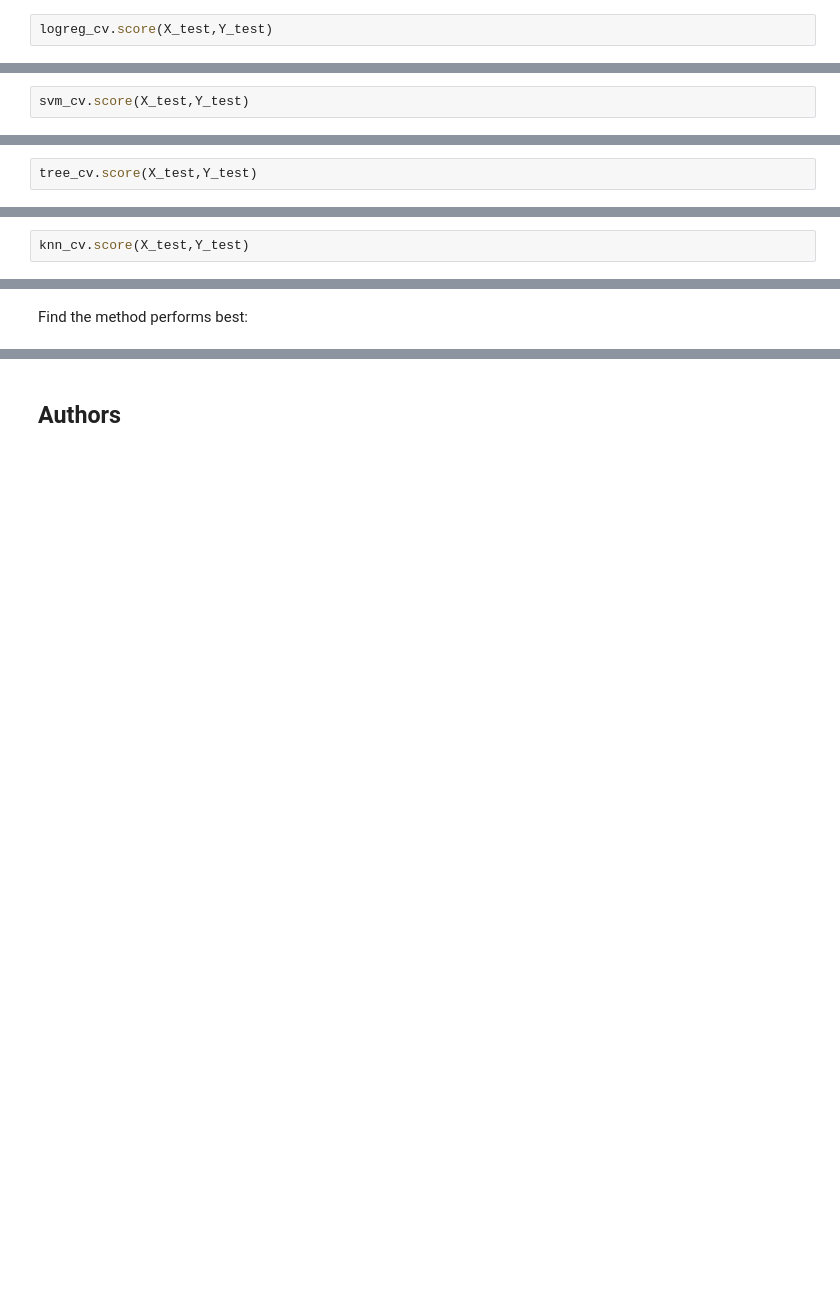
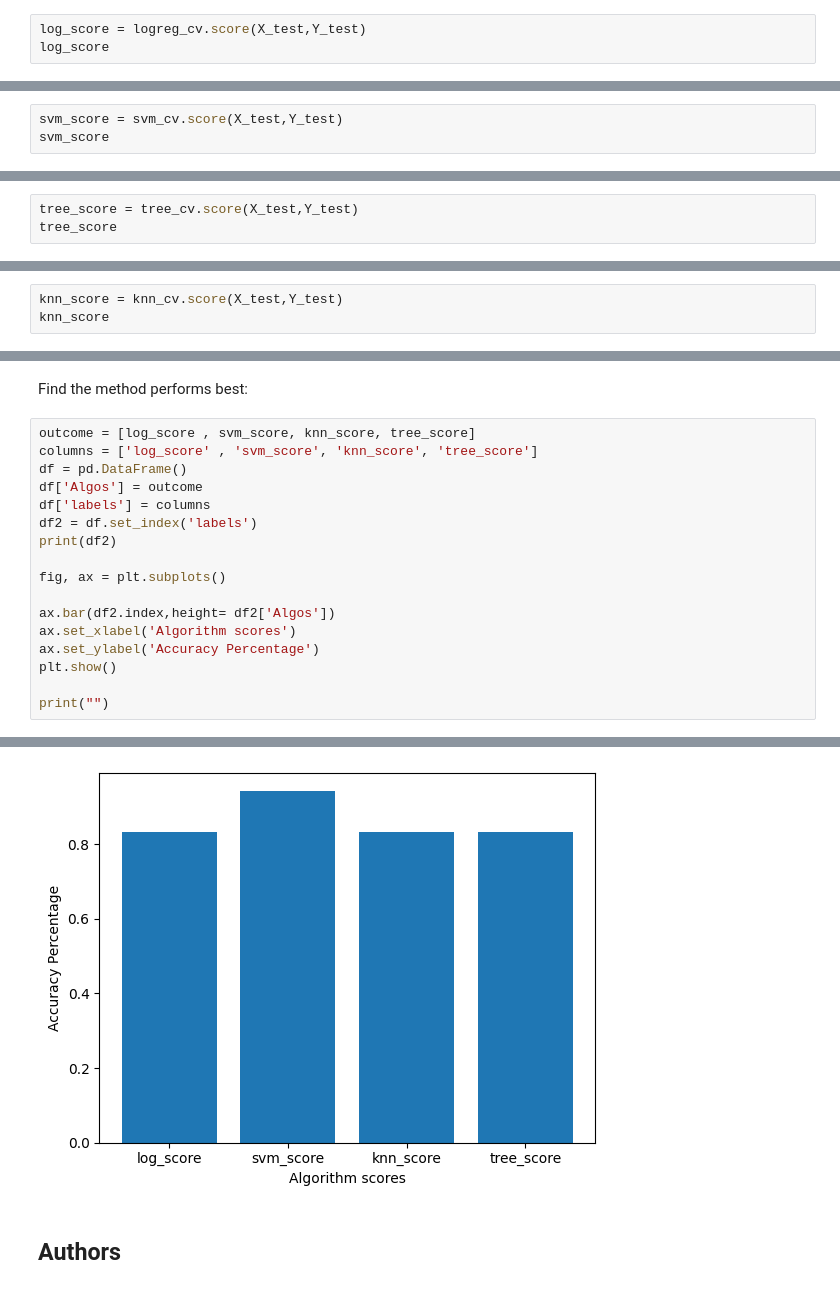
Before and after one commit to AnyoneCanModel/IBM_Capstone, a Jupyter notebook: STEP 7 SpaceX_Machine Learning Prediction_Part_5.ipynb, the cells around one changed output, grey strips where cells are left out. Drawn from its saved outputs; the diff is of its cells as text; blank space fills up the shorter version.

```diff
--- a/STEP 7 SpaceX_Machine Learning Prediction_Part_5.ipynb
+++ b/STEP 7 SpaceX_Machine Learning Prediction_Part_5.ipynb
@@ -180,7 +180,8 @@ accuracy : 0.8464285714285713
 # %% [markdown]
 Calculate the accuracy on the test data using the method <code>score</code>:
 # %%
-logreg_cv.score(X_test,Y_test)
+log_score = logreg_cv.score(X_test,Y_test)
+log_score
 # %% [output]
 0.8333333333333334
 # %% [markdown]
@@ -215,7 +216,8 @@ accuracy : 0.95
 # %% [markdown]
 Calculate the accuracy on the test data using the method <code>score</code>:
 # %%
-svm_cv.score(X_test,Y_test)
+svm_score = svm_cv.score(X_test,Y_test)
+svm_score
 # %% [output]
 0.9444444444444444
 # %% [markdown]
@@ -251,7 +253,8 @@ accuracy : 0.9142857142857144
 # %% [markdown]
 Calculate the accuracy of tree_cv on the test data using the method <code>score</code>:
 # %%
-tree_cv.score(X_test,Y_test)
+tree_score = tree_cv.score(X_test,Y_test)
+tree_score
 # %% [output]
 0.8333333333333334
 # %% [markdown]
@@ -285,7 +288,8 @@ accuracy : 0.8482142857142858
 # %% [markdown]
 Calculate the accuracy of tree_cv on the test data using the method <code>score</code>:
 # %%
-knn_cv.score(X_test,Y_test)
+knn_score = knn_cv.score(X_test,Y_test)
+knn_score
 # %% [output]
 0.8333333333333334
 # %% [markdown]
@@ -299,3 +303,21 @@ plot_confusion_matrix(Y_test,yhat)
 ## TASK  12
 # %% [markdown]
 Find the method performs best:
+# %%
+outcome = [log_score , svm_score, knn_score, tree_score]
+columns = ['log_score' , 'svm_score', 'knn_score', 'tree_score']
+df = pd.DataFrame()
+df['Algos'] = outcome
+df['labels'] = columns
+df2 = df.set_index('labels')
+print(df2)
+
+fig, ax = plt.subplots()
+
+ax.bar(df2.index,height= df2['Algos'])
+ax.set_xlabel('Algorithm scores')
+ax.set_ylabel('Accuracy Percentage')
+plt.show()
+
+print("")
+# %% [output]
@@ -302,3 +330,4 @@ Find the method performs best:
+[figure, added]
 # %% [markdown]
 ## Authors
 # %% [markdown]
```
Also changed, not shown: parts of 2 cells of this notebook.
